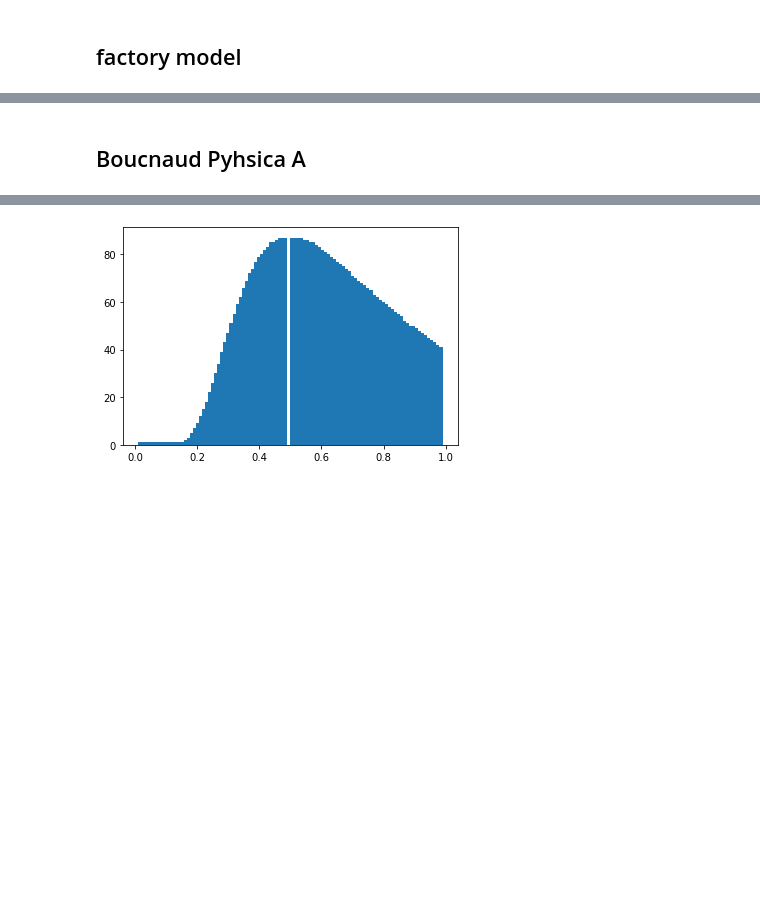
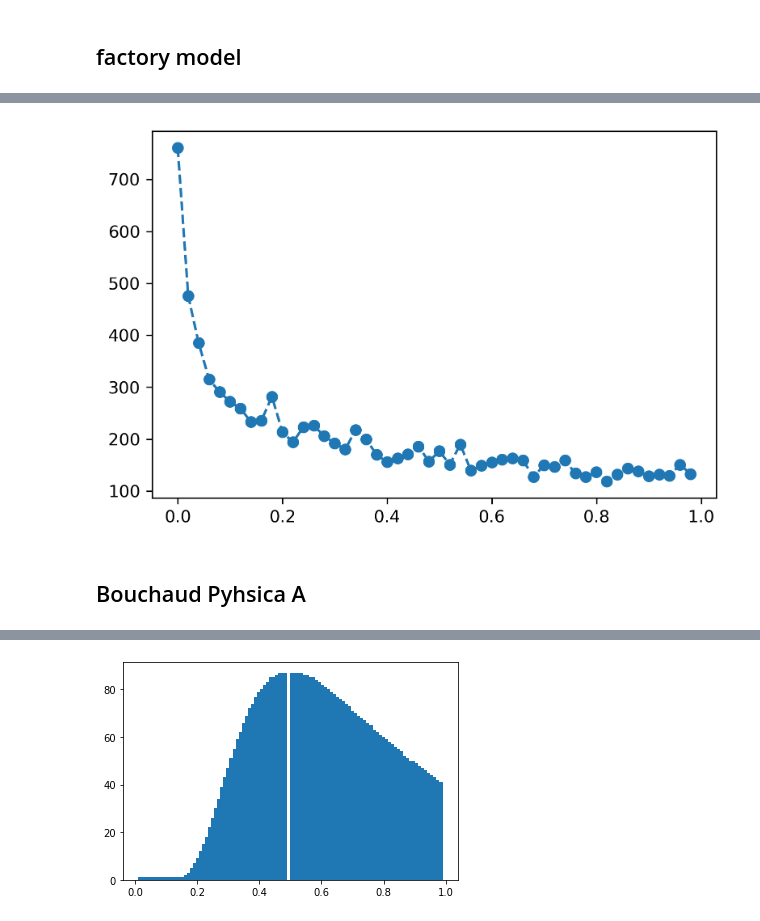
Before and after one commit to junw59/money_dynamic, a Jupyter notebook: money.ipynb, the cells around one changed output, grey strips where cells are left out. Cells and saved outputs as stored; diff of their text form; code cells hidden in the pictures; blank space fills up the shorter version.

```diff
--- a/money.ipynb
+++ b/money.ipynb
@@ -95,2 +168,27 @@ plt.show()
+# %%
+x=np.linspace(0.01,1,100)
+y=stats.powerlaw.pdf(x,0.66)
+plr=stats.powerlaw.rvs(.66,size=10000)
+# %%
+fig=plt.figure(dpi=300)
+ax=fig.add_subplot()
+ws=np.random.rand(20)
+# ax.plot(wealth_cum(Ds[100]),'o--')
+# ax.plot(np.linspace(0,1,len(plr)),wealth_cum(plr),'o--')
+# ax.plot(wealth_cum(Ds[1,:]),'o--')
+# ax.plot(wealth_cum(Ds[100,:]),'o--')
+# ax.hist(Ds[10,:],bins=20)
+
+# ax.hist(plr,bins=50)
+fre,ns=np.histogram(plr,bins=50)
+ax.plot(ns[:-1],fre,'o--')
+# ax.plot(x,y)
+# ax.set_xscale("log")
+# ax.set_yscale("log")
+# ax.set_xlim(left=80)
+# ax.set_xlim([0.005,1])
+plt.show()
+# %% [output]
+[figure, added]
 # %% [markdown]
-## Boucnaud Pyhsica A
+## Bouchaud Pyhsica A
```
Also changed, not shown: parts of 21 cells of this notebook, 17 other files.
